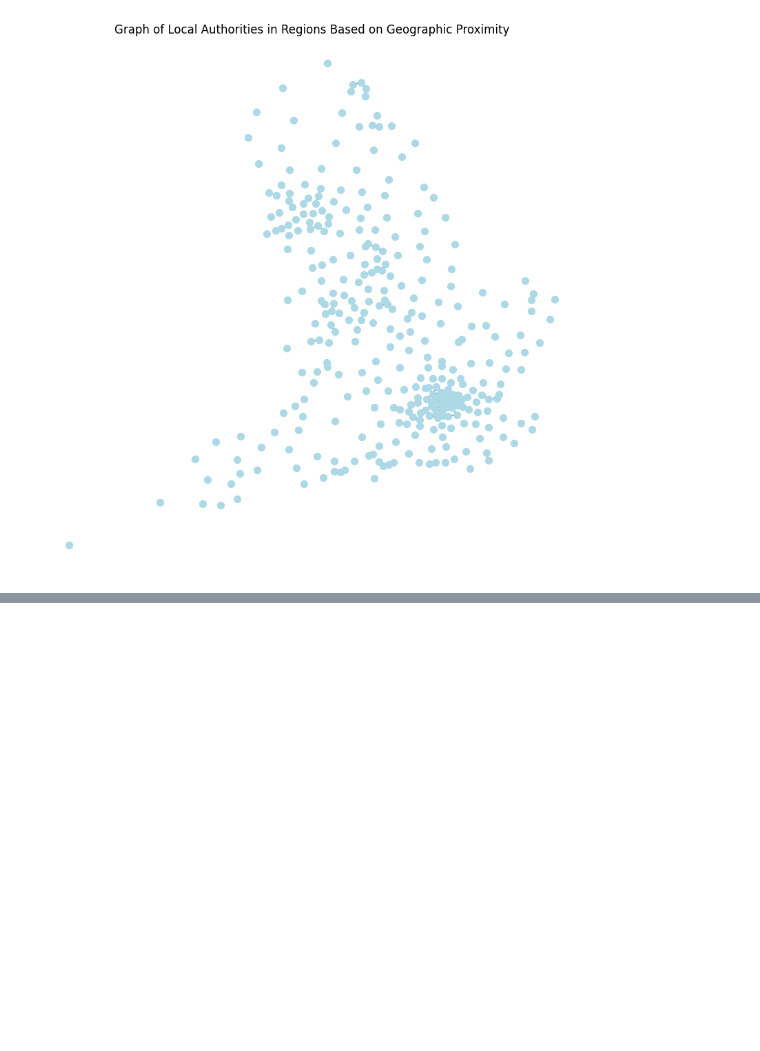
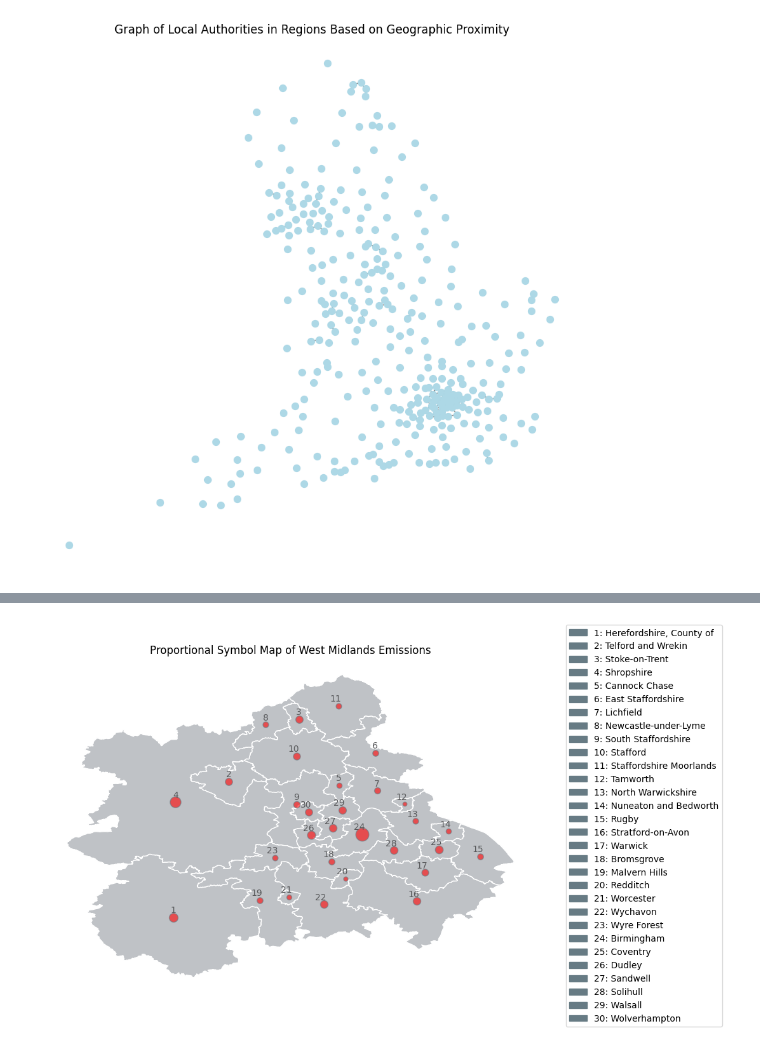
Before and after one commit to OlajideFemi/Carbon-Footprint, a Jupyter notebook: Copy_of_Untitled11.ipynb, the cells around one changed output, grey strips where cells are left out. Cells and saved outputs as stored; diff of their text form; code cells hidden in the pictures; blank space fills up the shorter version.

```diff
--- a/Copy_of_Untitled11.ipynb
+++ b/Copy_of_Untitled11.ipynb
@@ -1437,0 +1566,66 @@ all_regions_data_.to_csv('data_all.csv')
+# %%
+# comaparing value of emissions in 2008 and 2021 within the West Midlands
+import geopandas as gpd
+import pandas as pd
+import matplotlib.pyplot as plt
+
+topo_lad_csv_path = 'https://raw.githubusercontent.com/OlajideFemi/OlajideFemi.github.io/index/topo_lad_1.csv'
+topo_lad_df = pd.read_csv(topo_lad_csv_path)
+
+topo_lad_gdf = gpd.GeoDataFrame(topo_lad_df, geometry=gpd.GeoSeries.from_wkt(topo_lad_df['geometry']))
+
+areas_to_visualize = {
+    "Local Authority": [
+        "Birmingham", "Bromsgrove", "Cannock Chase", "Coventry", "Dudley",
+        "East Staffordshire", "Herefordshire, County of", "Lichfield", "Malvern Hills",
+        "Newcastle-under-Lyme", "North Warwickshire", "Nuneaton and Bedworth", "Redditch",
+        "Rugby", "Sandwell", "Shropshire", "Solihull", "South Staffordshire",
+        "Stafford", "Staffordshire Moorlands", "Stoke-on-Trent", "Stratford-on-Avon",
+        "Tamworth", "Telford and Wrekin", "Walsall", "Warwick", "Wolverhampton",
+        "Worcester", "Wychavon", "Wyre Forest"
+    ],
+    "Emissions": [
+        22.24302938, 4.833818788, 3.573942347, 8.082658044, 8.716090557,
+        4.65914505, 10.03008724, 5.058948897, 4.592740429,
+        4.205247479, 4.246878523, 3.589356627, 2.550547152,
+        4.562981508, 7.726843804, 15.29768205, 7.742818656, 5.539861496,
+        6.425263586, 4.022515094, 7.089696852, 7.535507473,
+        2.259172515, 6.762043361, 7.251229458, 6.182550494, 6.799014853,
+        3.242063331, 7.54829273, 4.023811033
+    ]
+}
+
+West_Midlands_emissions_df = pd.DataFrame(areas_to_visualize)
+
+filtered_gdf = topo_lad_gdf[topo_lad_gdf['LAD13NM'].isin(areas_to_visualize["Local Authority"])]
+filtered_gdf = filtered_gdf.merge(West_Midlands_emissions_df, left_on='LAD13NM', right_on='Local Authority')
+
+filtered_gdf['ID'] = range(1, len(filtered_gdf) + 1)
+
+fig, ax = plt.subplots(figsize=(10, 10))
+filtered_gdf.plot(ax=ax, color='#BFC2C6', edgecolor='white')
+
+filtered_gdf['centroid'] = filtered_gdf.geometry.centroid
+
+for idx, row in filtered_gdf.iterrows():
+    ax.scatter(row['centroid'].x, row['centroid'].y, s=row['Emissions'] * 10, edgecolor='#677B84', color='red', alpha=0.6)
+
+if 'ID' in filtered_gdf.columns:
+    for idx, row in filtered_gdf.iterrows():
+        plt.annotate(text=row['ID'], xy=(row['centroid'].x, row['centroid'].y),
+                     xytext=(3, 3), textcoords="offset points", color='#58595B',
+                     horizontalalignment='right', verticalalignment='bottom')
+
+from matplotlib.patches import Patch
+legend_labels = [Patch(label=f'{row["ID"]}: {row["LAD13NM"]}', color = '#677B84') for idx, row in filtered_gdf.iterrows()]
+
+plt.legend(handles=legend_labels, bbox_to_anchor=(1.05, 0.5), loc='center left')
+
+ax.set_title('Proportional Symbol Map of West Midlands Emissions')
+ax.set_xlabel('Longitude')
+ax.set_ylabel('Latitude')
+
+ax.axis('off')
+plt.show()
+# %% [output]
+[figure, added]
```
Also changed, not shown: parts of 6 cells of this notebook.
